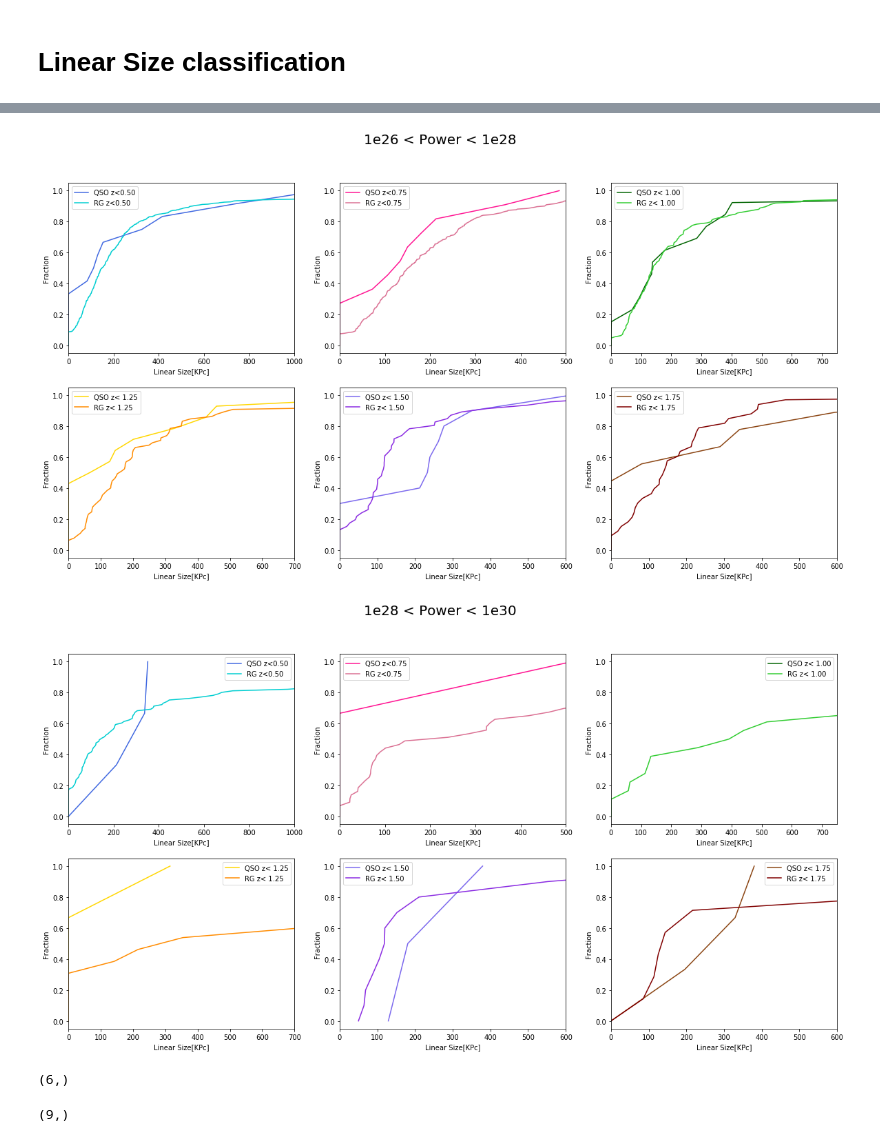
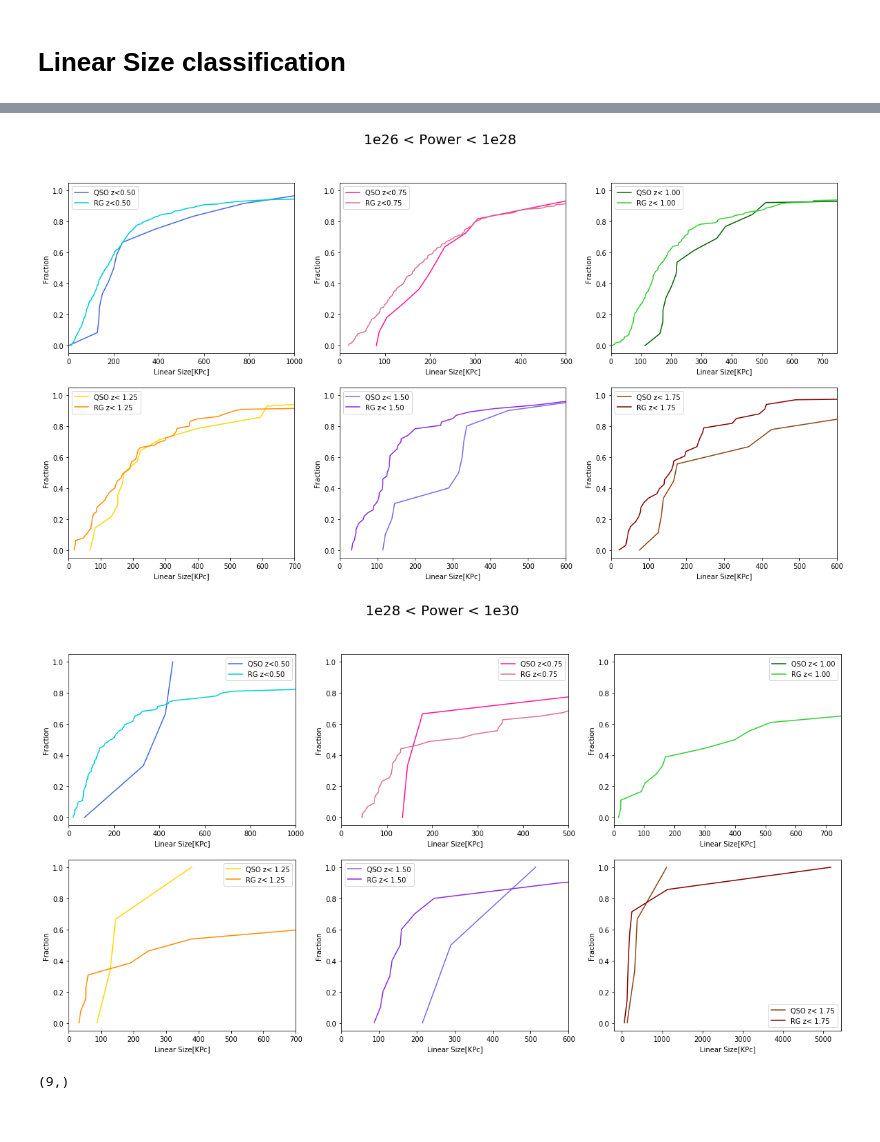
Before and after one commit to gfabj/Oxford-Research, a Jupyter notebook: Python/Linear_Size.ipynb, the cells around one changed output, grey strips where cells are left out. Saved outputs shown, nothing was run; the diff lists cells and outputs as text; code cells hidden in the pictures.

```diff
--- a/Python/Linear_Size.ipynb
+++ b/Python/Linear_Size.ipynb
@@ -194,7 +194,7 @@ L_RG = array(LZ(ad_RG,b1))
 # %%
 def Binselect(p,q,r):
     Select = p[(p >= q) & (p <= r)]
-    return Select
+    return array(Select)
 Binselect(Total_P,1e23,1e26).shape
 
 def Square(x,z,mn,mx):
@@ -203,38 +203,41 @@ def Square(x,z,mn,mx):
 # %%
 P_qso1 =  Binselect(Quasar_Low_P,1e23,1e26)
 Z_qso1 = z_QSO[:254,]
-L_qso1 = L_QSO[:254,]
+a = L_QSO[L_QSO != 0]
+L_qso1 = a[:254,]
 Bin1_qso = np.vstack((P_qso1,Z_qso1,L_qso1)).T
 bin1_qso = Bin1_qso[Bin1_qso[:,2].argsort()]
 
+
 P_rg1 = Binselect(P_RG_low,1e23,1e26)
 Z_rg1= z_RG[:2488,]
-L_rg1 = L_RG[:2488,]
+b = L_RG[L_RG != 0]
+L_rg1 = b[:2488,]
 Bin1_rg = np.vstack((P_rg1,Z_rg1,L_rg1)).T
 bin1_rg = Bin1_rg[Bin1_rg[:,2].argsort()]
 
 P_qso2 =  Binselect(Quasar_Low_P,1e26,1e28)
 Z_qso2 = z_QSO[:106,]
-L_qso2 = L_QSO[:106,]
+L_qso2 = a[:106,]
 Bin2_qso = np.vstack((P_qso2,Z_qso2,L_qso2)).T
 bin2_qso = Bin2_qso[Bin2_qso[:,2].argsort()]
 
 P_rg2 = Binselect(P_RG_low,1e26,1e28)
 Z_rg2 = z_RG[:2313,]
-L_rg2 = L_RG[:2313,]
+L_rg2 = b[:2313,]
 Bin2_rg = np.vstack((P_rg2,Z_rg2,L_rg2)).T
 bin2_rg = Bin2_rg[Bin2_rg[:,2].argsort()]
 
 
 P_qso3 =  Binselect(Quasar_Low_P,1e28,1e30)
 Z_qso3= z_QSO[:31,]
-L_qso3 = L_QSO[:31,]
+L_qso3 = a[:31,]
 Bin3_qso = np.vstack((P_qso3,Z_qso3,L_qso3)).T
 bin3_qso = Bin3_qso[Bin3_qso[:,2].argsort()]
 
 P_rg3 = Binselect(P_RG_low,1e28,1e30)
 Z_rg3 = z_RG[:442,]
-L_rg3 = L_RG[:442,]
+L_rg3 = b[:442,]
 Bin3_rg = np.vstack((P_rg3,Z_rg3,L_rg3)).T
 bin3_rg = Bin3_rg[Bin3_rg[:,2].argsort()]
 # %%
@@ -350,7 +353,7 @@ ax6.legend()
 plt.suptitle('1e26 < Power < 1e28', fontsize=20)
 plt.show()
 # %% [output]
-[figure, old version]
+[figure, new version]
 # %%
 f = plt.figure(figsize=(20,10))
 ax1 = f.add_subplot(231)
@@ -378,39 +381,35 @@ ax2.legend()
 ax3.plot(Square(bin3_qso,Z_qso3,0.75,1.00),np.linspace(0,1.0,num=1), c='darkgreen',label='QSO z< 1.00')
 ax3.plot(Square(bin3_rg,Z_rg3,0.75,1.00),np.linspace(0,1.0,num=19), c = 'limegreen', label = 'RG z< 1.00')
 ax3.set_xlabel('Linear Size[KPc]')
 ax3.set_ylabel('Fraction')
 ax3.set_xlim(0,750)
 ax3.legend()
 
 ax4.plot(Square(bin3_qso,Z_qso3,1.00,1.25),np.linspace(0,1.0,num=4), c='gold',label='QSO z< 1.25')
 ax4.plot(Square(bin3_rg,Z_rg3,1.00,1.25),np.linspace(0,1.0,num=14), c = 'darkorange', label = 'RG z< 1.25')
 ax4.set_xlim(0,700)
 ax4.set_xlabel('Linear Size[KPc]')
 ax4.set_ylabel('Fraction')
 ax4.legend()
 
 ax5.plot(Square(bin3_qso,Z_qso3,1.25,1.50),np.linspace(0,1.0,num=3), c='mediumslateblue',label='QSO z< 1.50')
 ax5.plot(Square(bin3_rg,Z_rg3,1.25,1.50),np.linspace(0,1.0,num=11), c = 'blueviolet', label = 'RG z< 1.50')
 ax5.set_xlabel('Linear Size[KPc]')
 ax5.set_ylabel('Fraction')
 ax5.set_xlim(0,600)
 ax5.legend(loc=2)
 
 ax6.plot(Square(bin3_qso,Z_qso3,1.50,1.75),np.linspace(0,1.0,num=4), c='saddlebrown',label='QSO z< 1.75')
 ax6.plot(Square(bin3_rg,Z_rg3,1.50,1.75),np.linspace(0,1.0,num=8), c = 'maroon', label = 'RG z< 1.75')
 ax6.set_xlabel('Linear Size[KPc]')
 ax6.set_ylabel('Fraction')
-ax6.set_xlim(0,600)
+#ax6.set_xlim(0,600)
 ax6.legend()
 
 plt.suptitle('1e28 < Power < 1e30', fontsize=20)
 plt.show()
 # %% [output]
-[figure, old version]
+[figure, new version]
-# %%
-Square(bin3_qso,Z_qso3,1.75,2.00).shape
-# %% [output]
-(6,)
 # %%
 Square(bin3_rg,Z_rg3,1.75,2.00).shape
 # %% [output]
```
Also changed, not shown: parts of 11 cells of this notebook.
